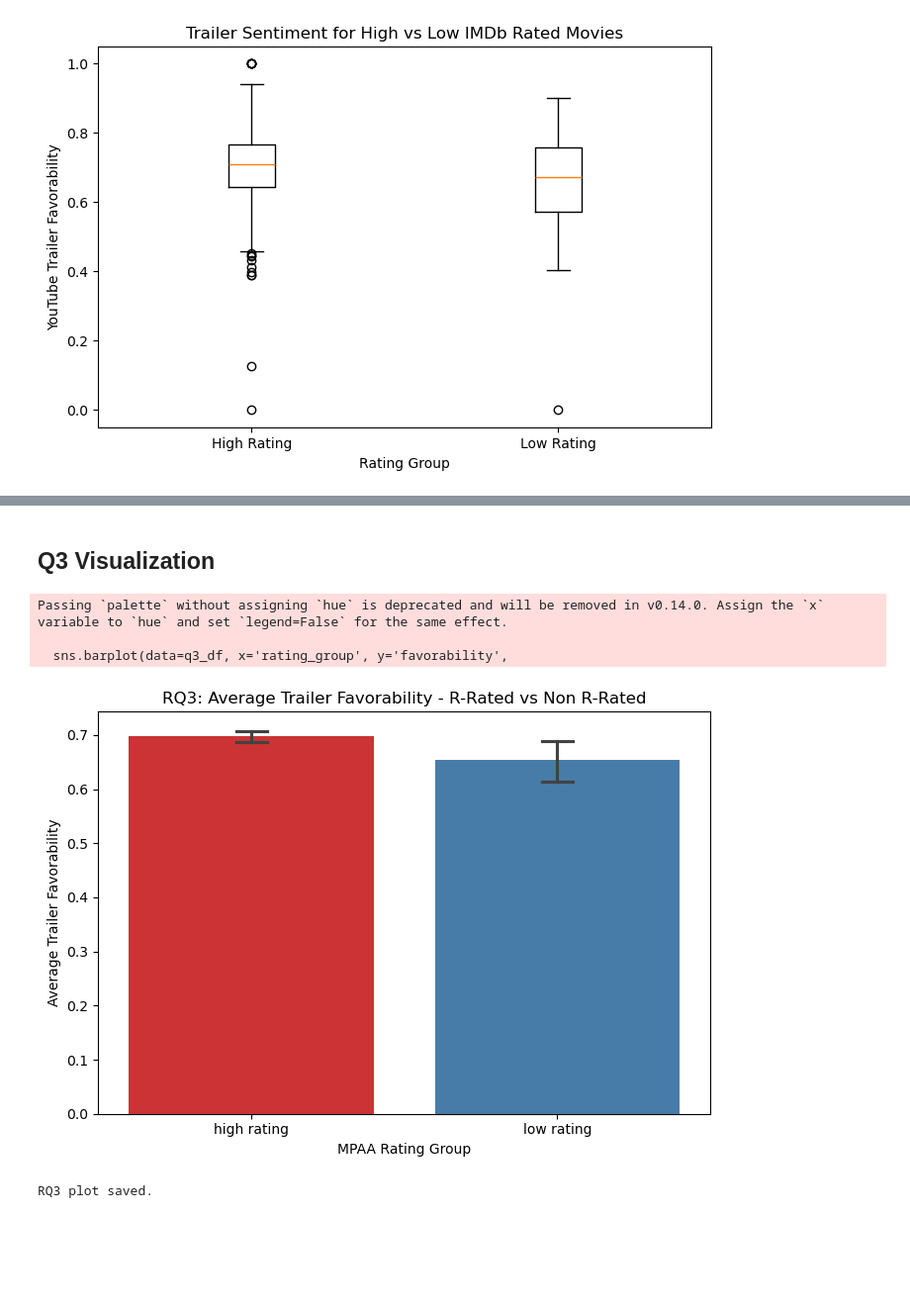
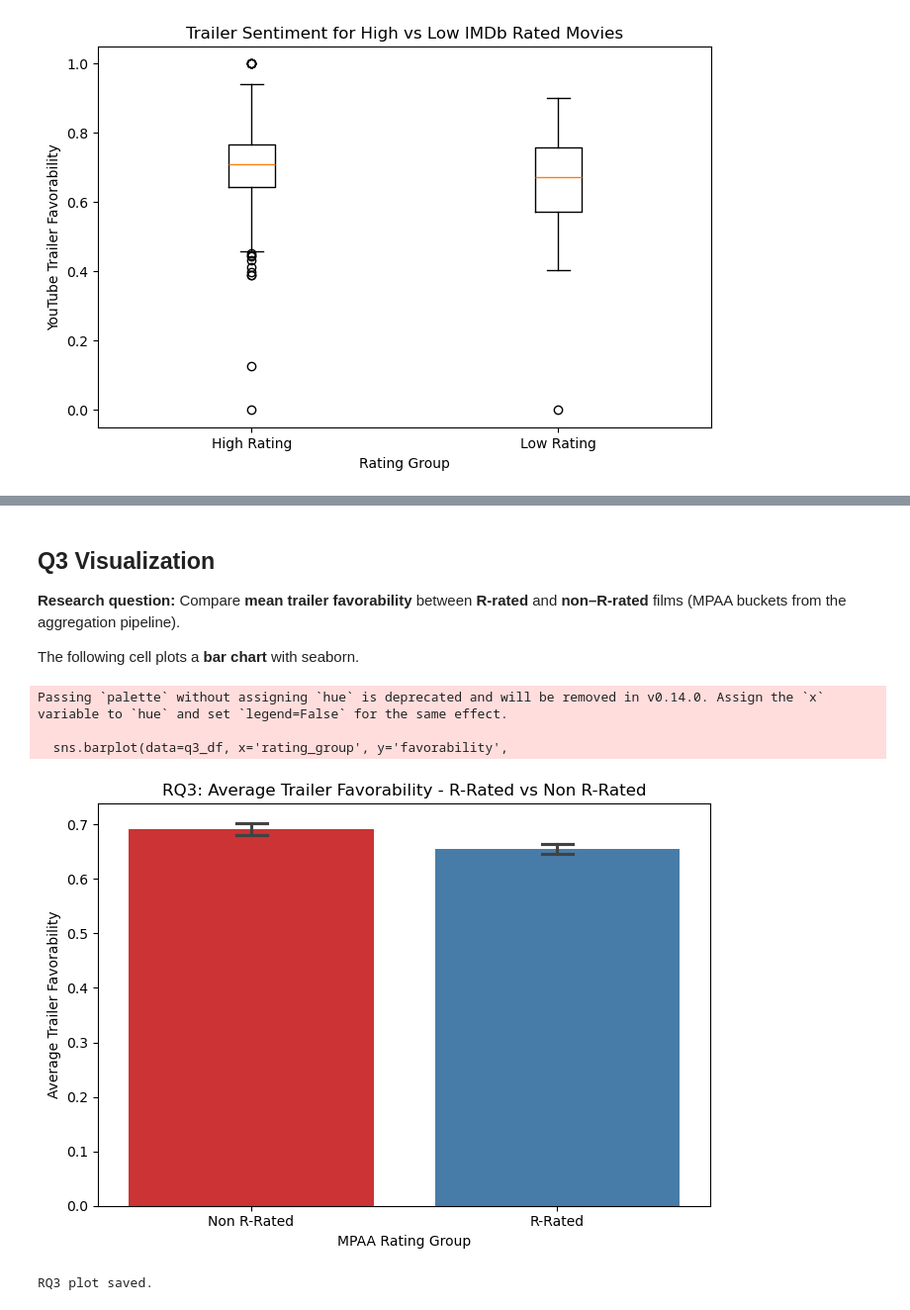
Before and after one commit to mcho04/youtube-trailer-sentiment-imdb, a Jupyter notebook: notebooks/mongoDB_analysis.ipynb, the cells around one changed output, grey strips where cells are left out. Shown at 99% size. Cells and saved outputs as stored; diff of their text form; code cells hidden in the pictures; blank space fills up the shorter version.

```diff
--- a/notebooks/mongoDB_analysis.ipynb
+++ b/notebooks/mongoDB_analysis.ipynb
@@ -289,25 +329,30 @@ plt.show()
 # %% [markdown]
 ## Q3 Visualization
+
+**Research question:** Compare **mean trailer favorability** between **R-rated** and **non–R-rated** films (MPAA buckets from the aggregation pipeline).
+
+The following cell plots a **bar chart** with seaborn.
 # %%
 # --- Visualization 3: R-Rated vs Non R-Rated ---
 # Bar chart comparing average favorability between
 # R-Rated and Non R-Rated movies. Phase 3 used box plots.
+
 q3_result = list(db.movies_collection.aggregate(pipeline_q3))
-q3_df = pd.DataFrame(q2_result)
+q3_df = pd.DataFrame(q3_result)
 
 fig, ax = plt.subplots(figsize=(7, 5))
 sns.barplot(data=q3_df, x='rating_group', y='favorability',
             palette='Set1', capsize=0.1, ax=ax)
 ax.set_xlabel("MPAA Rating Group")
 ax.set_ylabel("Average Trailer Favorability")
 ax.set_title("RQ3: Average Trailer Favorability - R-Rated vs Non R-Rated")
 plt.tight_layout()
 plt.savefig("./results/mongodb_rq3_bar.png", dpi=150)
 plt.show()
 print("RQ3 plot saved.")
 # %% [output]
 Passing `palette` without assigning `hue` is deprecated and will be removed in v0.14.0. Assign the `x` variable to `hue` and set `legend=False` for the same effect.
 
   sns.barplot(data=q3_df, x='rating_group', y='favorability',
-[figure, old version]
+[figure, new version]
 RQ3 plot saved.
```
Also changed, not shown: parts of 14 cells of this notebook, 4 other files.
